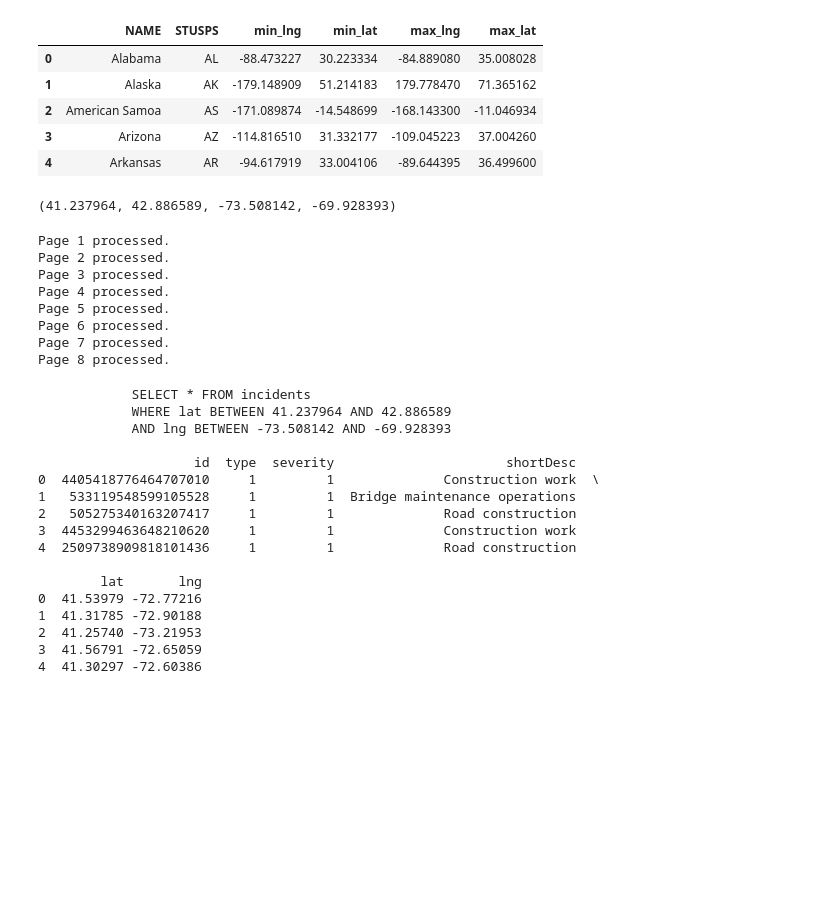
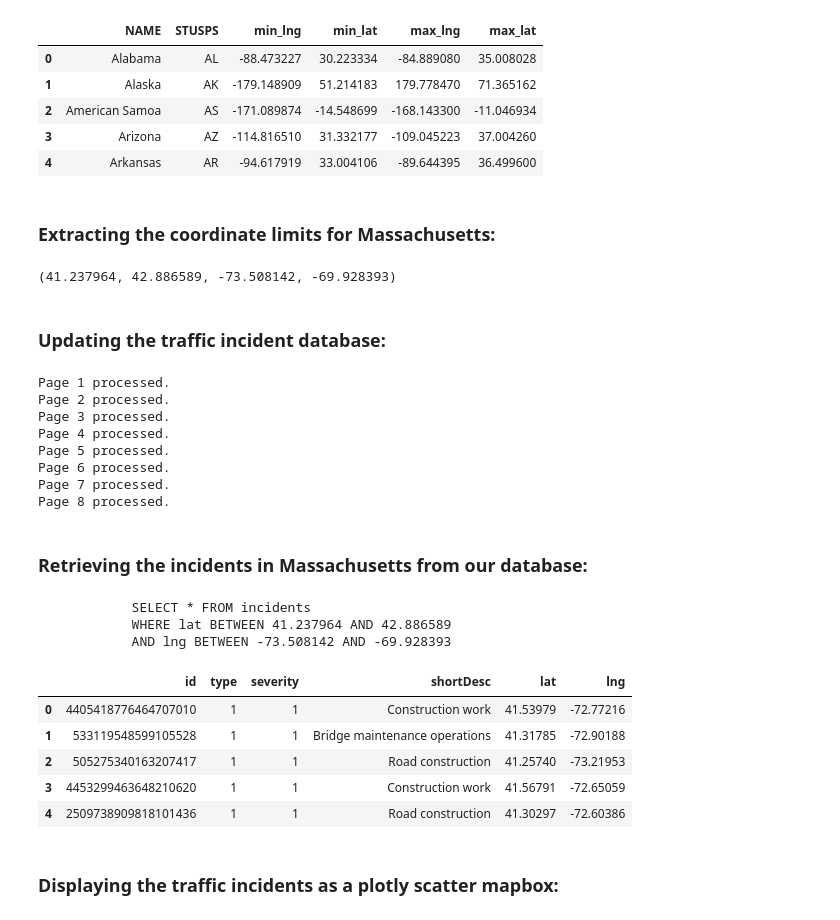
Before and after one commit to gson458/PIC16B-Traffic-Viz-Project, a Jupyter notebook: Mid_report_fix.ipynb, the cells around one changed output. Drawn from its saved outputs; the diff is of its cells as text; code cells hidden in the pictures; blank space fills up the shorter version.

```diff
--- a/Mid_report_fix.ipynb
+++ b/Mid_report_fix.ipynb
@@ -252,6 +274,8 @@ state_bounds.head(5)
 | 2 | American Samoa | AS | -171.089874 | -14.548699 | -168.143300 | -11.046934 |
 | 3 | Arizona | AZ | -114.816510 | 31.332177 | -109.045223 | 37.004260 |
 | 4 | Arkansas | AR | -94.617919 | 33.004106 | -89.644395 | 36.499600 |
+# %% [markdown]
+### Extracting the coordinate limits for Massachusetts:
 # %%
 ma_minlat = state_bounds.loc[state_bounds['STUSPS']=="MA"]['min_lat'].values[0]
 ma_maxlat = state_bounds.loc[state_bounds['STUSPS']=="MA"]['max_lat'].values[0]
@@ -260,5 +284,7 @@ ma_maxlng = state_bounds.loc[state_bounds['STUSPS']=="MA"]['max_lng'].values[0]
 ma_minlat, ma_maxlat, ma_minlng, ma_maxlng
 # %% [output]
 (41.237964, 42.886589, -73.508142, -69.928393)
+# %% [markdown]
+### Updating the traffic incident database:
 # %%
 import credentials as cred
@@ -273,31 +300,25 @@ Page 5 processed.
 Page 6 processed.
 Page 7 processed.
 Page 8 processed.
+# %% [markdown]
+### Retrieving the incidents in Massachusetts from our database:
 # %%
 # bbox = (39, 40, -122, -121)
 bbox = (ma_minlat, ma_maxlat, ma_minlng, ma_maxlng)
 
 conn = sqlite3.connect('traffic_data.db')
 
 incidents = get_incidents_in_area(conn, bbox)
-print(incidents.head(5))
-map_with_incidents = display_map_with_incidents(incidents, zoom=6)
-map_with_incidents.show()
+incidents.head(5)
 # %% [output]
             SELECT * FROM incidents
             WHERE lat BETWEEN 41.237964 AND 42.886589
             AND lng BETWEEN -73.508142 AND -69.928393
-
-                    id  type  severity                      shortDesc
-0  4405418776464707010     1         1              Construction work  \
-1   533119548599105528     1         1  Bridge maintenance operations
-2   505275340163207417     1         1              Road construction
-3  4453299463648210620     1         1              Construction work
-4  2509738909818101436     1         1              Road construction
-
-        lat       lng
-0  41.53979 -72.77216
-1  41.31785 -72.90188
-2  41.25740 -73.21953
-3  41.56791 -72.65059
-4  41.30297 -72.60386
+|  | id | type | severity | shortDesc | lat | lng |
+| 0 | 4405418776464707010 | 1 | 1 | Construction work | 41.53979 | -72.77216 |
+| 1 | 533119548599105528 | 1 | 1 | Bridge maintenance operations | 41.31785 | -72.90188 |
+| 2 | 505275340163207417 | 1 | 1 | Road construction | 41.25740 | -73.21953 |
+| 3 | 4453299463648210620 | 1 | 1 | Construction work | 41.56791 | -72.65059 |
+| 4 | 2509738909818101436 | 1 | 1 | Road construction | 41.30297 | -72.60386 |
+# %% [markdown]
+### Displaying the traffic incidents as a plotly scatter mapbox:
```
Also changed, not shown: parts of 10 cells of this notebook, 1 other file.
